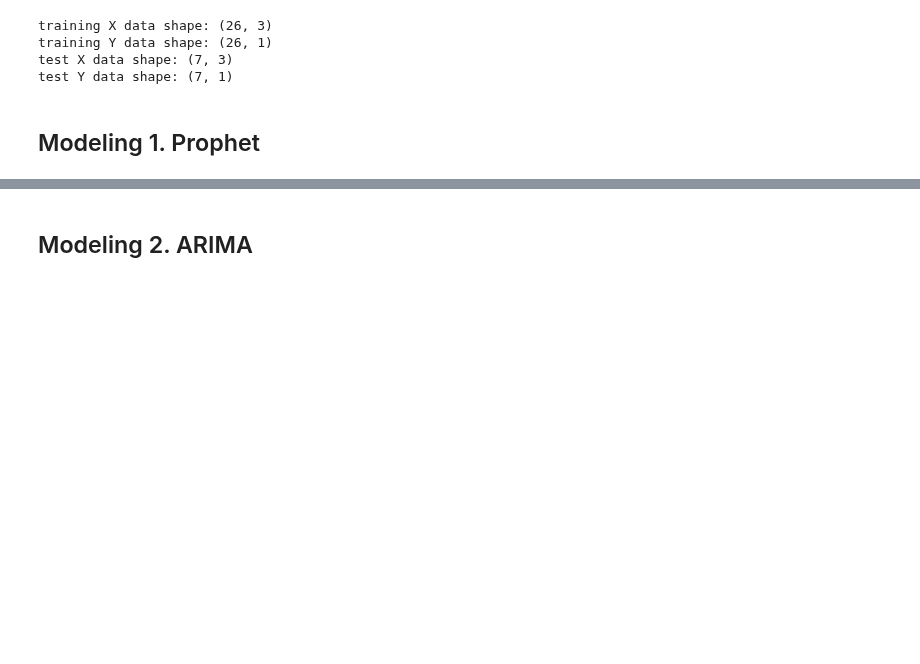
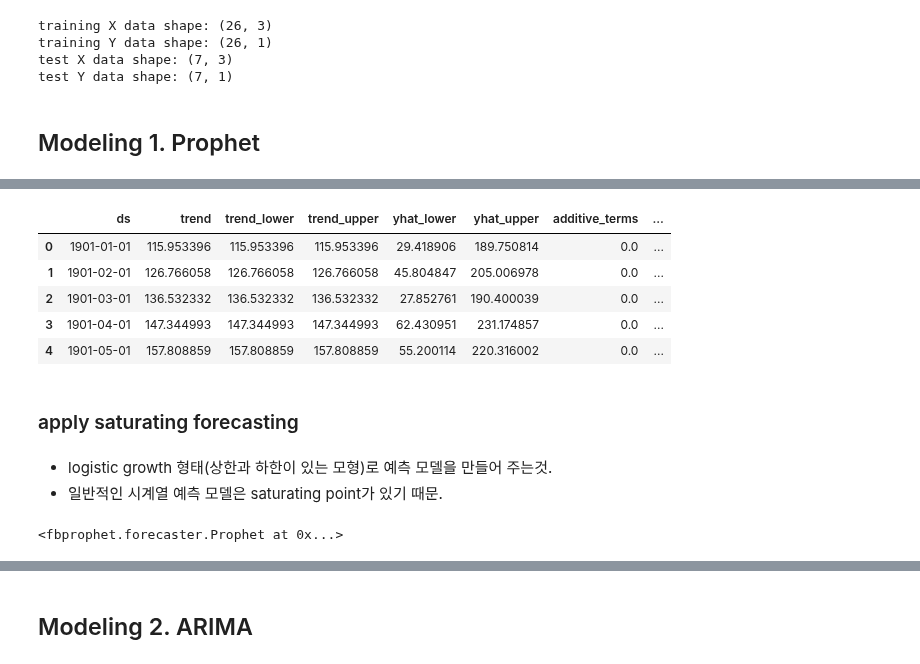
Before and after one commit to yoonkt200/tutorial-keras-deeplearning, a Jupyter notebook: 04-RNN-keras/keras-lstm-tutorial.ipynb, the cells around one changed output, grey strips where cells are left out. Drawn from its saved outputs; the diff is of its cells as text; code cells hidden in the pictures; blank space fills up the shorter version.

```diff
--- a/04-RNN-keras/keras-lstm-tutorial.ipynb
+++ b/04-RNN-keras/keras-lstm-tutorial.ipynb
@@ -122,0 +181,24 @@ test Y data shape: (7, 1)
+# %%
+forecast_data.head()
+# %% [output]
+|  | ds | trend | trend_lower | trend_upper | yhat_lower | yhat_upper | additive_terms | ... |
+| 0 | 1901-01-01 | 115.953396 | 115.953396 | 115.953396 | 29.418906 | 189.750814 | 0.0 | ... |
+| 1 | 1901-02-01 | 126.766058 | 126.766058 | 126.766058 | 45.804847 | 205.006978 | 0.0 | ... |
+| 2 | 1901-03-01 | 136.532332 | 136.532332 | 136.532332 | 27.852761 | 190.400039 | 0.0 | ... |
+| 3 | 1901-04-01 | 147.344993 | 147.344993 | 147.344993 | 62.430951 | 231.174857 | 0.0 | ... |
+| 4 | 1901-05-01 | 157.808859 | 157.808859 | 157.808859 | 55.200114 | 220.316002 | 0.0 | ... |
+# %% [markdown]
+### apply saturating forecasting
+# %% [markdown]
+- logistic growth 형태(상한과 하한이 있는 모형)로 예측 모델을 만들어 주는것.
+- 일반적인 시계열 예측 모델은 saturating point가 있기 때문.
+# %%
+df_saturating = dataset
+df_saturating['cap'] = 400
+df_saturating['floor'] = 300
+
+# month data fit : mode parameter setting
+m = Prophet(growth='logistic', seasonality_mode='multiplicative', weekly_seasonality=False, daily_seasonality=False)
+m.fit(df_saturating)
+# %% [output]
+<fbprophet.forecaster.Prophet at 0x...>
```
Also changed, not shown: parts of 18 cells of this notebook.
